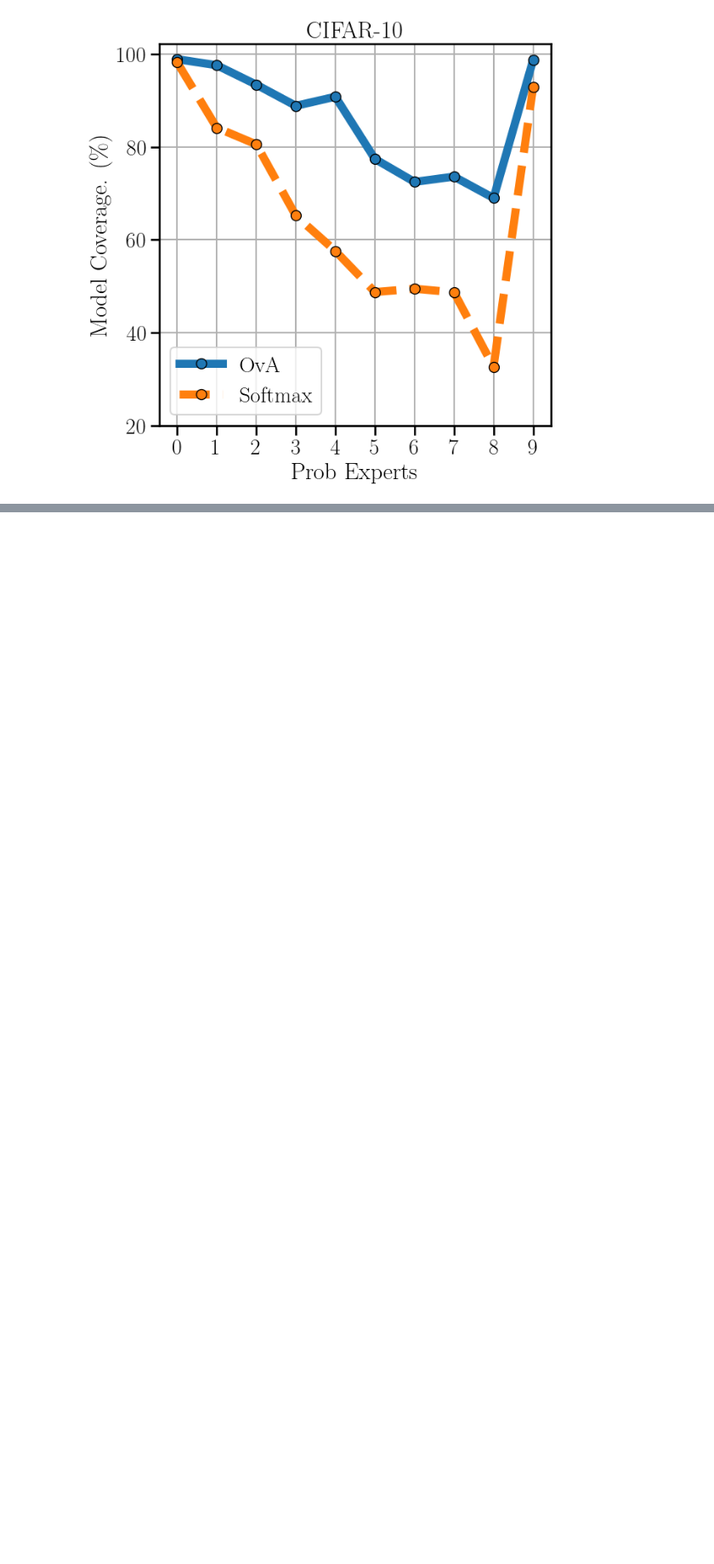
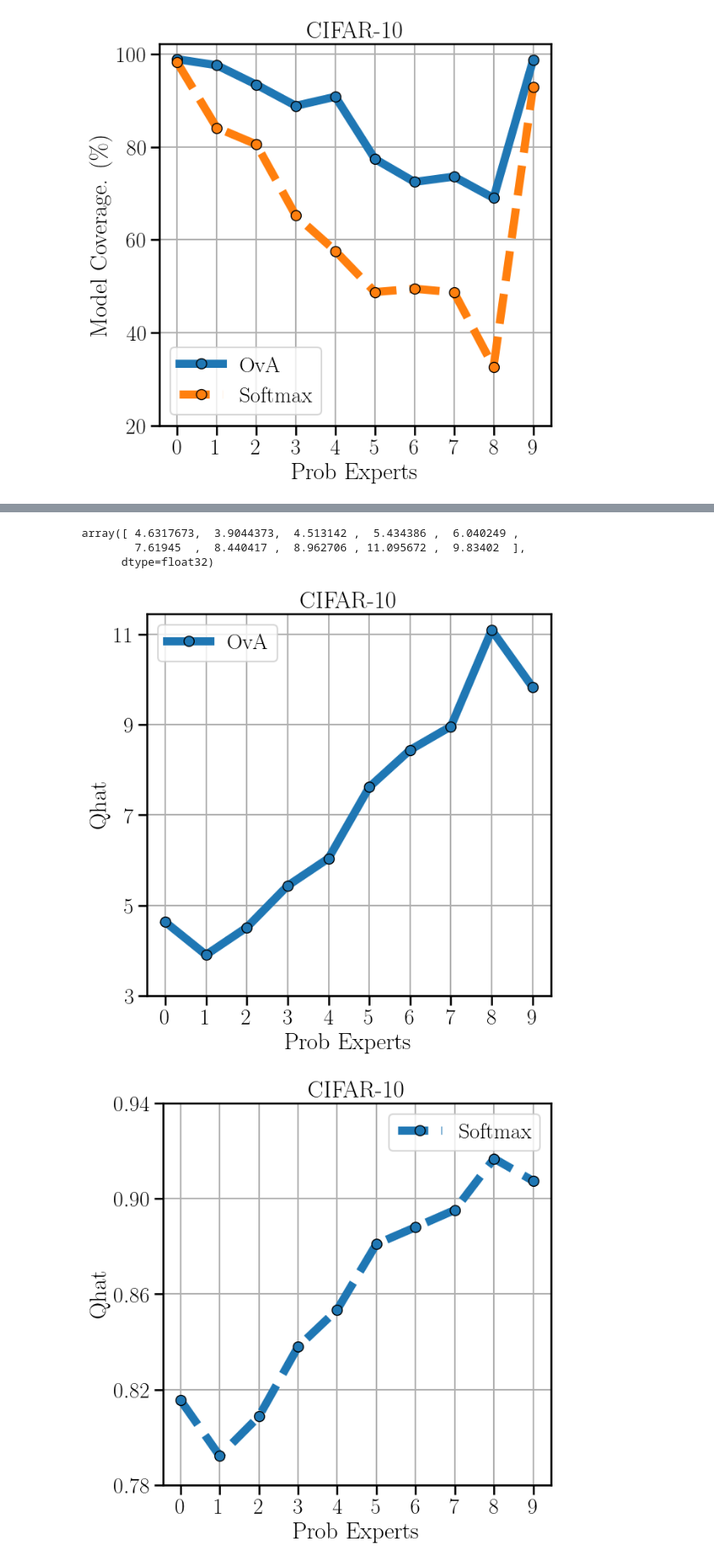
Before and after one commit to rajevv/Multi_L2D, a Jupyter notebook: CIFAR-10/conformal_increase_oracles.ipynb, the cells around one changed output, grey strips where cells are left out. Shown at 85% size. Cells and saved outputs as stored; diff of their text form; code cells hidden in the pictures; blank space fills up the shorter version.

```diff
--- a/CIFAR-10/conformal_increase_oracles.ipynb
+++ b/CIFAR-10/conformal_increase_oracles.ipynb
@@ -666,0 +667,47 @@ plt.savefig("avg_set_size_increase_oracles.pdf")
+# %%
+np.array([method_d["q_hat"] for method_d in method_dict_ova["last"]])
+# %% [output]
+array([ 4.6317673,  3.9044373,  4.513142 ,  5.434386 ,  6.040249 ,
+        7.61945  ,  8.440417 ,  8.962706 , 11.095672 ,  9.83402  ],
+      dtype=float32)
+# %%
+k_list
+q_ova = np.array([method_d["q_hat"] for method_d in method_dict_ova["last"]])
+
+f, ax = plt.subplots(1, 1, figsize=fig_size)
+ax.plot(k_list, q_ova, "-", label=r"OvA", **plot_args)
+
+plt.xticks(k_list, k_list)
+plt.yticks(list(plt.yticks()[0])[::2])
+plt.ylabel(r'Qhat')
+plt.xlabel(r'Prob Experts')
+plt.title(r"CIFAR-10")
+plt.legend(loc="best")
+plt.grid()
+f.set_tight_layout(True)
+plt.legend()
+
+
+plt.savefig("qhat_ova_increase_oracles.pdf")
+
+
+q_ova_softmax = np.array([method_d["q_hat"] for method_d in method_dict_softmax["last"]])
+
+f, ax = plt.subplots(1, 1, figsize=fig_size)
+ax.plot(k_list, q_ova_softmax, "--", label=r"Softmax", **plot_args)
+
+plt.xticks(k_list, k_list)
+plt.yticks(list(plt.yticks()[0])[::2])
+plt.ylabel(r'Qhat')
+plt.xlabel(r'Prob Experts')
+plt.title(r"CIFAR-10")
+plt.legend(loc="best")
+plt.grid()
+f.set_tight_layout(True)
+plt.legend()
+
+
+plt.savefig("qhat_softmax_increase_oracles.pdf")
+# %% [output]
+[figure, added]
+[figure, added]
```
Also changed, not shown: parts of 6 cells of this notebook.
